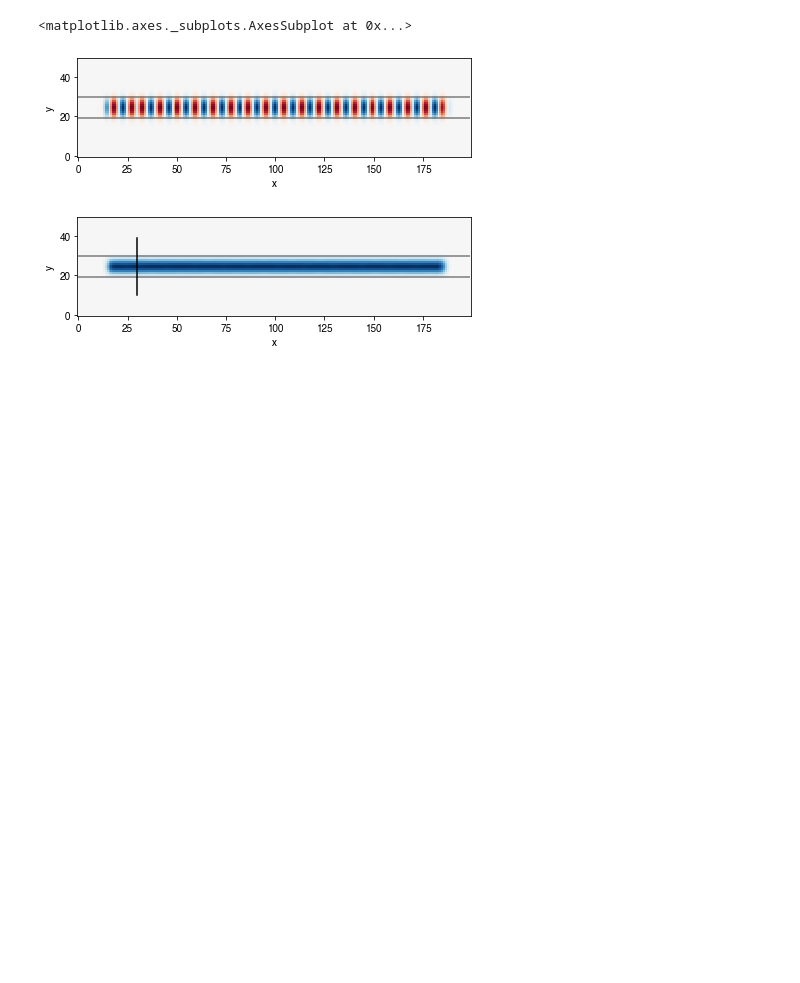
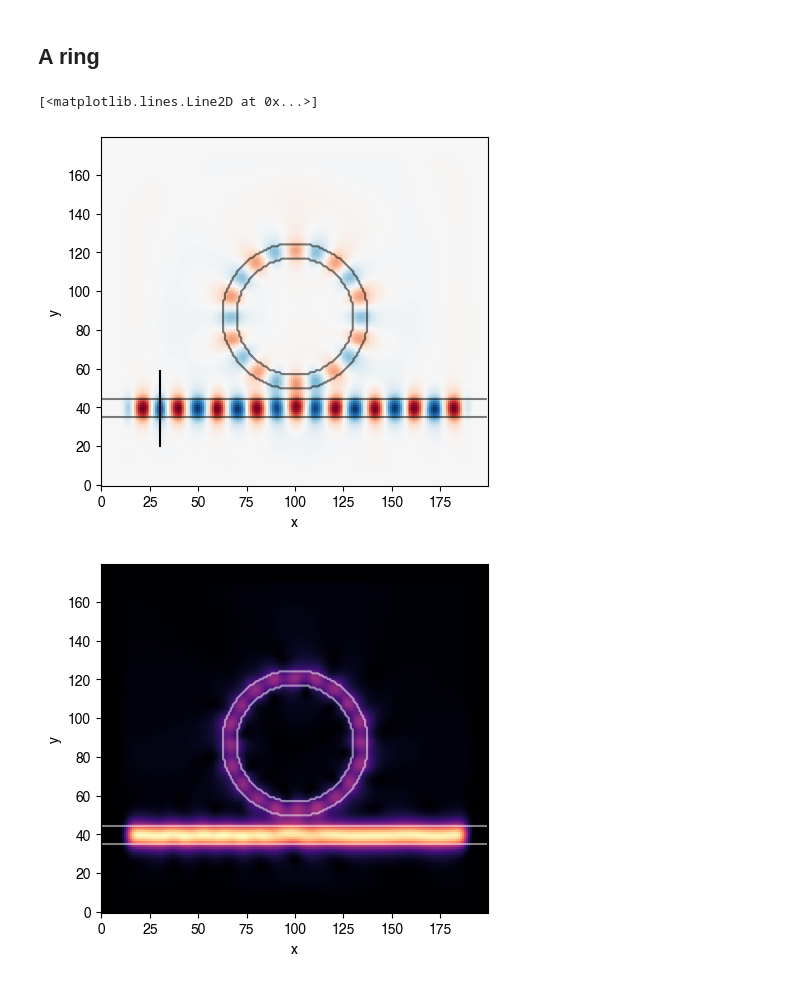
Before and after one commit to fancompute/workshop-invdesign, a Jupyter notebook: 01_First_simulation.ipynb, the cells around one changed output. Drawn from its saved outputs; the diff is of its cells as text; code cells hidden in the pictures; blank space fills up the shorter version.

Commit message:
Updated first simulation notebook

```diff
--- a/01_First_simulation.ipynb
+++ b/01_First_simulation.ipynb
@@ -0,0 +5,8 @@
+# %%
+import numpy as np
+
+import matplotlib as mpl
+mpl.rcParams['figure.dpi']=100
+import matplotlib.pylab as plt
+
+import ceviche
@@ -1,40 +71,42 @@
+# %% [markdown]
+## A ring
+# %%
+omega = 2*np.pi*200e12
+dl = 25e-9
+
+Nx = 200
+Ny = 180
+Npml = 20
+
+epsr = np.ones((Nx, Ny))
+epsr[:,35:45] = 12
 # %%
-import numpy as np
-import matplotlib.pylab as plt
+import skimage
 
-import ceviche
-from ceviche import fdfd_ez, fdfd_ez_nl, jacobian
-from ceviche.optimizers import adam_optimize
-from ceviche.utils import imarr, get_value
-from ceviche.modes import insert_mode
+rr, cc = skimage.draw.circle(100, 87, 38)
+epsr[rr,cc] = 12
+rr, cc = skimage.draw.circle(100, 87, 30)
+epsr[rr,cc] = 1
 
-omega = 2*np.pi*200e12
-dl=50e-9
+src_y = np.arange(20,60)
+src_x = 30 * np.ones(src_y.shape, dtype=int)
+source = ceviche.modes.insert_mode(omega, dl, src_x, src_y, epsr)
 
-Nx = 200
-Ny = 50
-Npml = 20
-
-epsr = np.zeros((Nx, Ny))
-epsr[:,20:30] = 12
-
-src_y = np.arange(10,40)
-src_x = 30 * np.ones(src_y.shape, dtype=int)
-source = insert_mode(omega, dl, src_x, src_y, epsr)
-
-simulation = fdfd_ez(omega, dl, epsr, [Npml, Npml])
+simulation = ceviche.fdfd_ez(omega, dl, epsr, [Npml, Npml])
 Hx, Hy, Ez = simulation.solve(source)
 
-ceviche.viz.real(Ez, outline=epsr, cbar=False)
+ax = ceviche.viz.real(Ez, outline=epsr, cbar=False)
+ax.plot(src_x,src_y,'k')
 
-Sx = -0.5 * np.real(Ez * np.conj(Hy/1j/omega))
-Sy =  0.5 * np.real(Ez * np.conj(Hx/1j/omega))
+ax = ceviche.viz.abs(Ez, outline=epsr, cbar=False)
+
+Sx = -0.5 * np.real(Ez * np.conj(Hy))
+Sy =  0.5 * np.real(Ez * np.conj(Hx))
 
 ax = ceviche.viz.real(Sx, outline=epsr, cbar=False)
+
 ax.plot(src_x,src_y,'k')
-
-ceviche.viz.real(np.angle(Ez), outline=epsr, cbar=False)
 # %% [output]
-<matplotlib.axes._subplots.AxesSubplot at 0x...>
+[<matplotlib.lines.Line2D at 0x...>]
-[figure, old version]
+[figure, new version]
-[figure, old version]
+[figure, new version]
```
Also changed, not shown: parts of 11 cells of this notebook.
